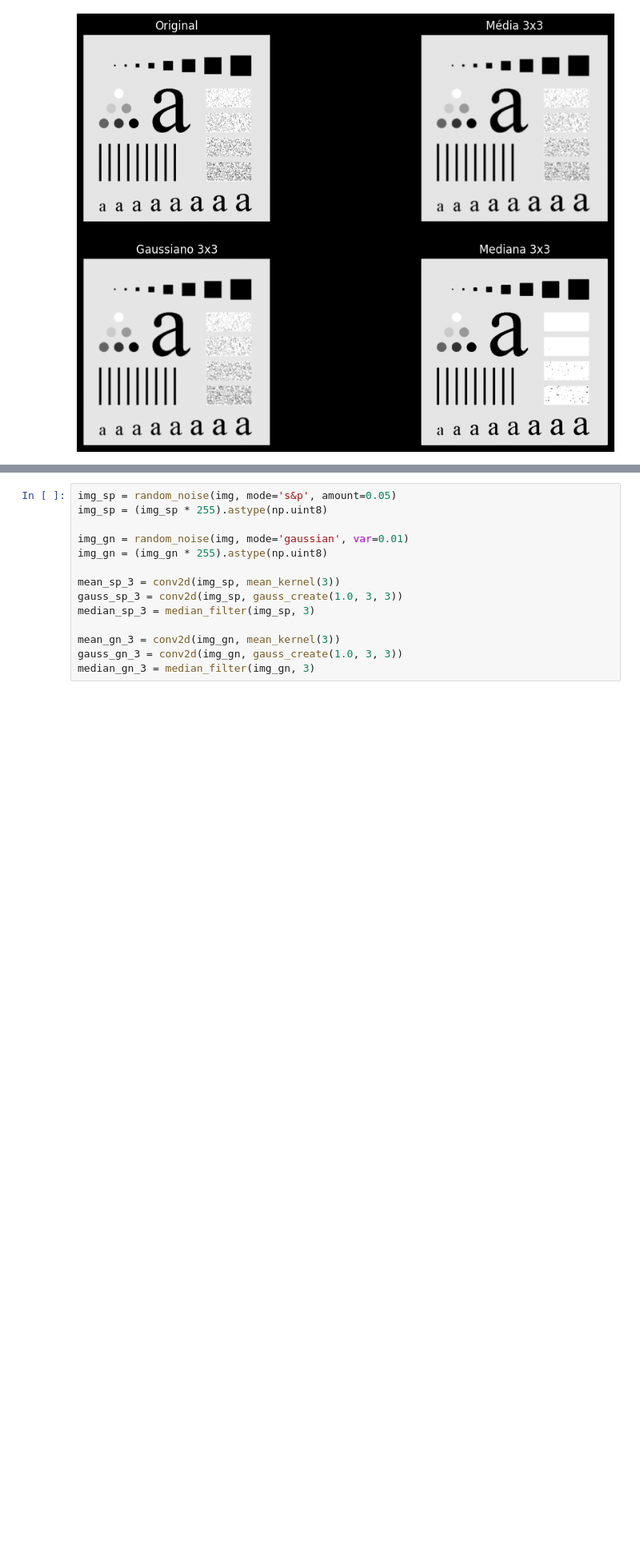
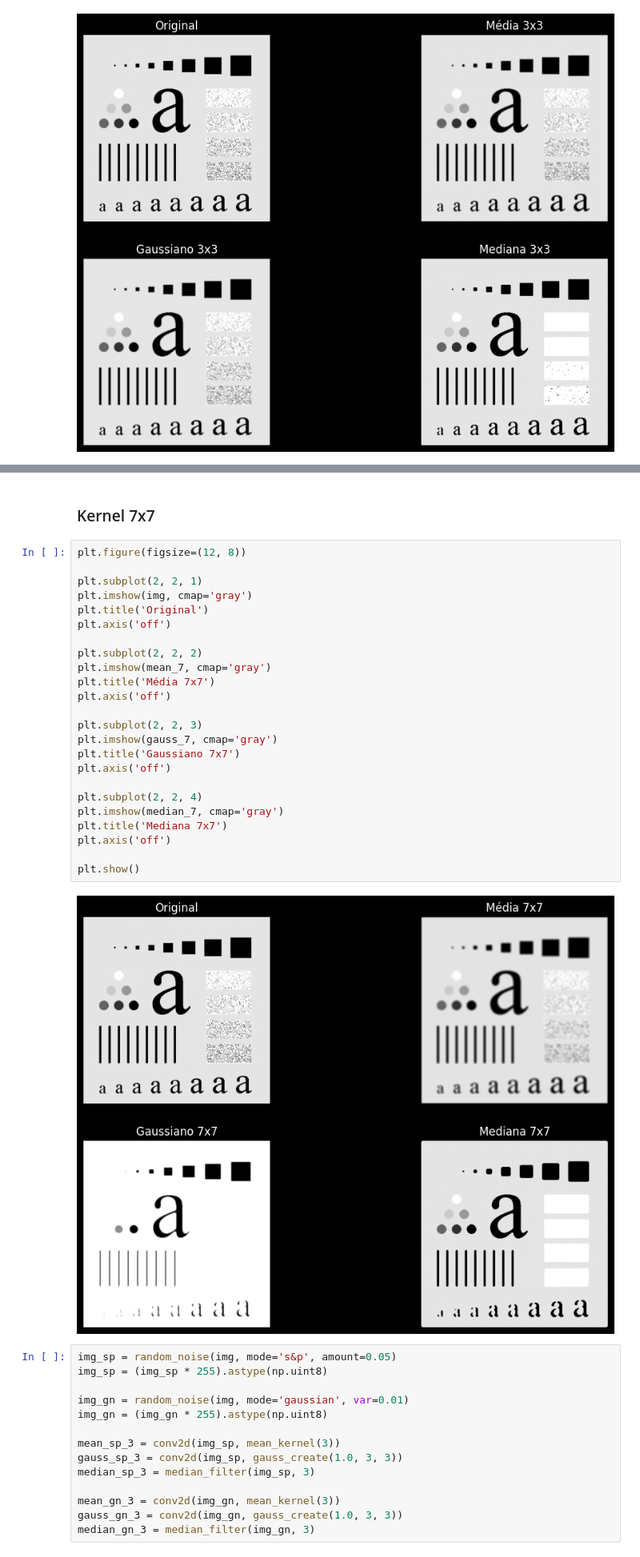
Before and after one commit to jvctrsilva/PDI_T1_Filtragem_Espacial, a Jupyter notebook: Filtragem_Espacial.ipynb, the cells around one changed output, grey strips where cells are left out. Shown at 80% size. Cells and saved outputs as stored; diff of their text form; blank space fills up the shorter version.

```diff
--- a/Filtragem_Espacial.ipynb
+++ b/Filtragem_Espacial.ipynb
@@ -190,3 +220,31 @@ plt.show()
+# %% [markdown]
+### Kernel 7x7
+# %%
+plt.figure(figsize=(12, 8))
+
+plt.subplot(2, 2, 1)
+plt.imshow(img, cmap='gray')
+plt.title('Original')
+plt.axis('off')
+
+plt.subplot(2, 2, 2)
+plt.imshow(mean_7, cmap='gray')
+plt.title('Média 7x7')
+plt.axis('off')
+
+plt.subplot(2, 2, 3)
+plt.imshow(gauss_7, cmap='gray')
+plt.title('Gaussiano 7x7')
+plt.axis('off')
+
+plt.subplot(2, 2, 4)
+plt.imshow(median_7, cmap='gray')
+plt.title('Mediana 7x7')
+plt.axis('off')
+
+plt.show()
+# %% [output]
+[figure, added]
 # %%
 img_sp = random_noise(img, mode='s&p', amount=0.05)
 img_sp = (img_sp * 255).astype(np.uint8)
```
Also changed, not shown: parts of 3 cells of this notebook.
